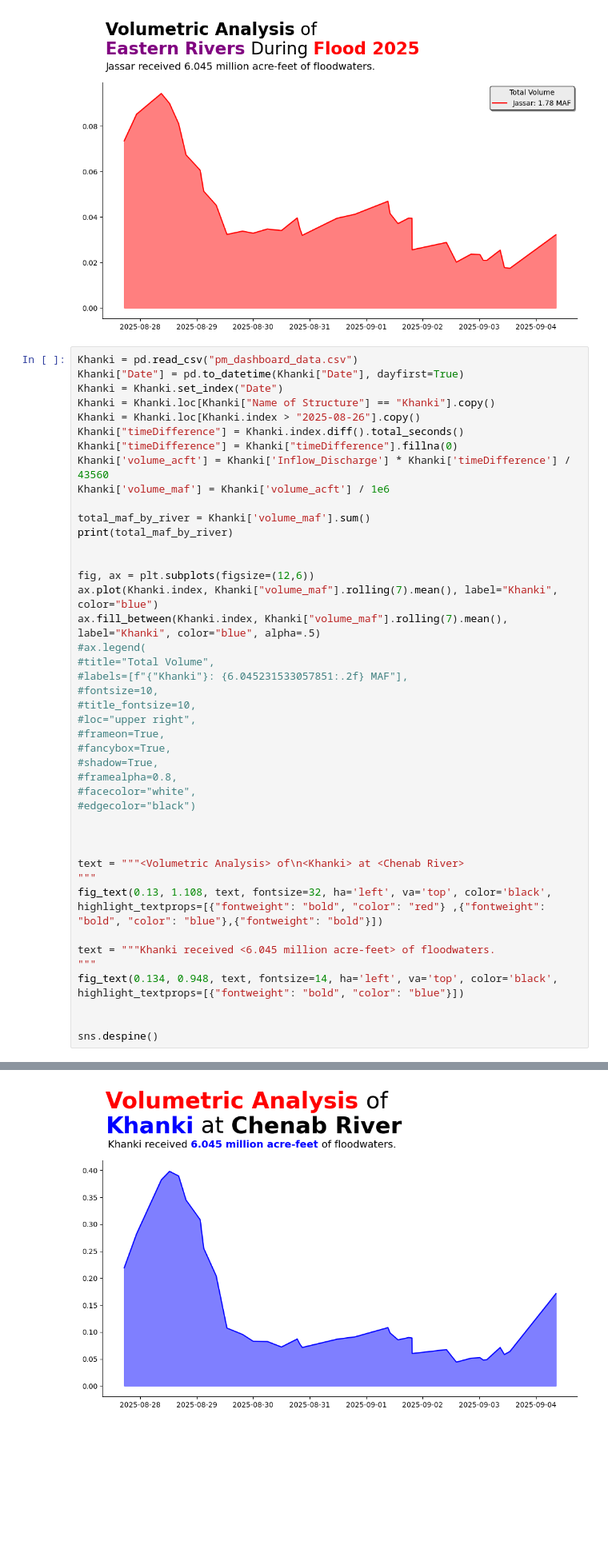
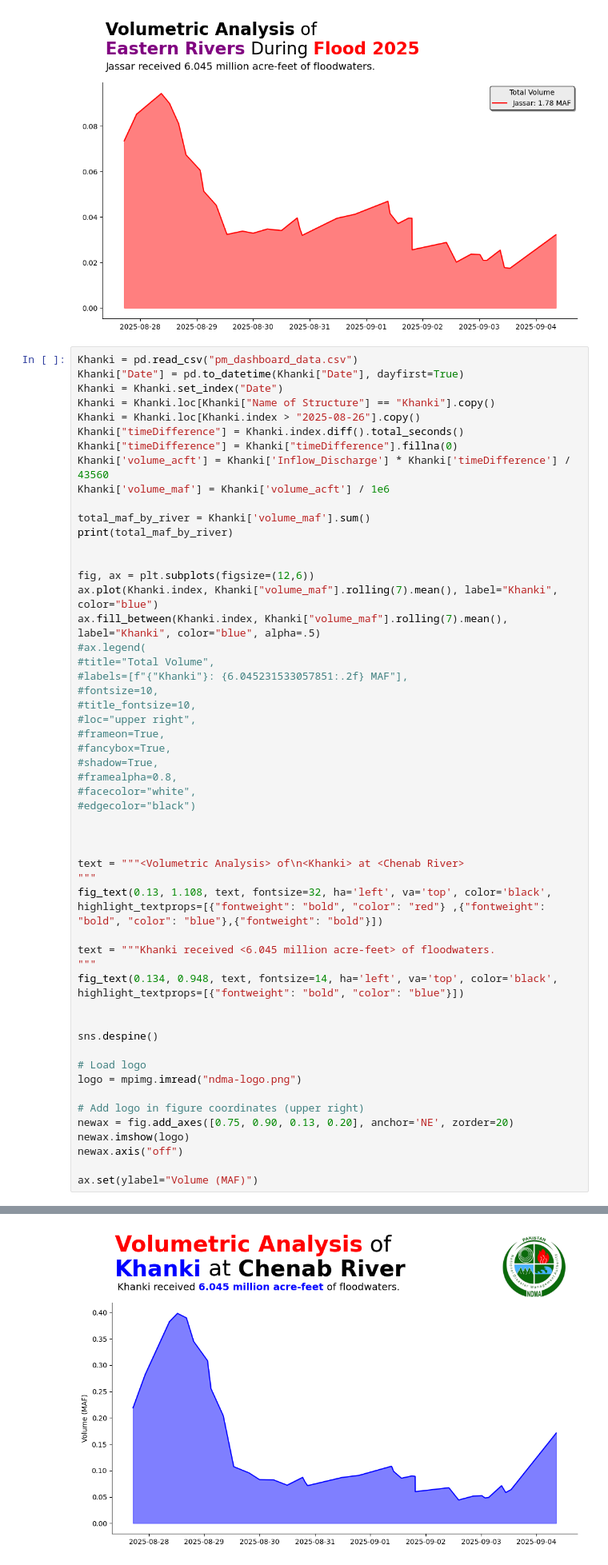
Before and after one commit to imtiazNDMA/floodRouting, a Jupyter notebook: easternSide.ipynb, the cells around one changed output, grey strips where cells are left out. Shown at 80% size. Cells and saved outputs as stored; diff of their text form; blank space fills up the shorter version.

Commit message:
added volumetric analysis charts

```diff
--- a/easternSide.ipynb
+++ b/easternSide.ipynb
@@ -437,5 +438,15 @@ fig_text(0.134, 0.948, text, fontsize=14, ha='left', va='top', color='black', hi
 
 
 sns.despine()
+
+# Load logo
+logo = mpimg.imread("ndma-logo.png")
+
+# Add logo in figure coordinates (upper right)
+newax = fig.add_axes([0.75, 0.90, 0.13, 0.20], anchor='NE', zorder=20)
+newax.imshow(logo)
+newax.axis("off")
+
+ax.set(ylabel="Volume (MAF)")
 # %% [output]
 6.045231533057851
@@ -442 +454 @@ sns.despine()
-[figure, old version]
+[figure, new version]
```
Also changed, not shown: parts of 3 cells of this notebook, 1 other file.
